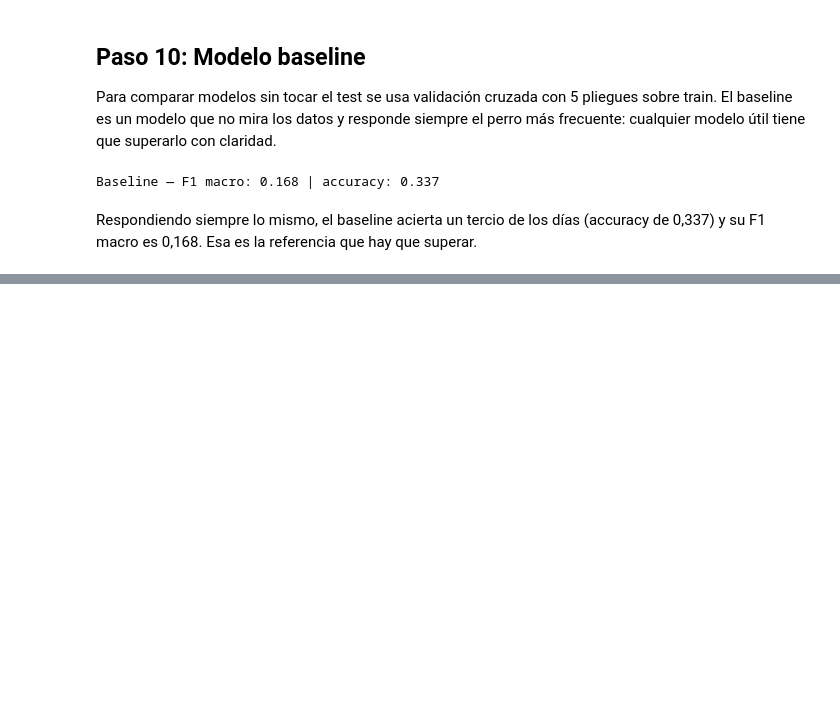
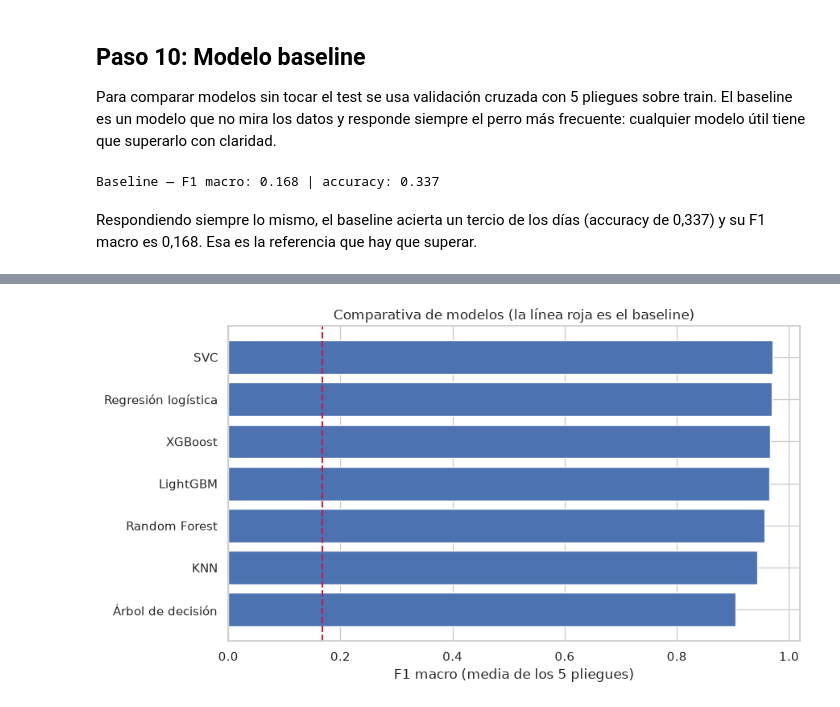
Before and after one commit to claudiavera156/ML_Huella_Conductual, a Jupyter notebook: main.ipynb, the cells around one changed output, grey strips where cells are left out. Cells and saved outputs as stored; diff of their text form; code cells hidden in the pictures; blank space fills up the shorter version.

Commit message:
model: comparativa de modelos y optimización de hiperparámetros

```diff
--- a/main.ipynb
+++ b/main.ipynb
@@ -1048,0 +1053,22 @@ Respondiendo siempre lo mismo, el baseline acierta un tercio de los días (accur
+# %%
+modelos = {
+    "Regresión logística": LogisticRegression(max_iter=1000),
+    "KNN": KNeighborsClassifier(),
+    "SVC": SVC(),
+    "Árbol de decisión": DecisionTreeClassifier(random_state=42),
+    "Random Forest": RandomForestClassifier(random_state=42),
+    "XGBoost": XGBClassifier(random_state=42),
+    "LightGBM": LGBMClassifier(random_state=42, verbose=-1),
+}
+NECESITAN_ESCALADO = ["Regresión logística", "KNN", "SVC"]
+
+filas = []
+for nombre, modelo in modelos.items():
+    X = X_train_scaled if nombre in NECESITAN_ESCALADO else X_train
+    f1 = cross_val_score(modelo, X, y_train, cv=5, scoring="f1_macro")
+    accuracy = cross_val_score(modelo, X, y_train, cv=5, scoring="accuracy")
+    filas.append({"modelo": nombre, "f1_macro": round(f1.mean(), 3), "desviacion": round(f1.std(), 3),
+                  "accuracy": round(accuracy.mean(), 3), "f1_por_pliegue": f1.round(2)})
+
+comparativa = pd.DataFrame(filas).sort_values("f1_macro", ascending=False).reset_index(drop=True)
+comparativa
@@ -1048,0 +1084,13 @@ Respondiendo siempre lo mismo, el baseline acierta un tercio de los días (accur
+# %%
+orden = comparativa.sort_values("f1_macro")
+
+plt.figure(figsize=(9, 5))
+plt.barh(orden["modelo"], orden["f1_macro"])
+plt.axvline(f1_baseline.mean(), color="crimson", linestyle="--")
+plt.xlabel("F1 macro (media de los 5 pliegues)")
+plt.title("Comparativa de modelos (la línea roja es el baseline)")
+plt.tight_layout()
+plt.savefig("src/img/paso11_comparativa.png", dpi=120)
+plt.show()
+# %% [output]
+[figure, added]
```
Also changed, not shown: parts of 10 cells of this notebook, 1 other file.
